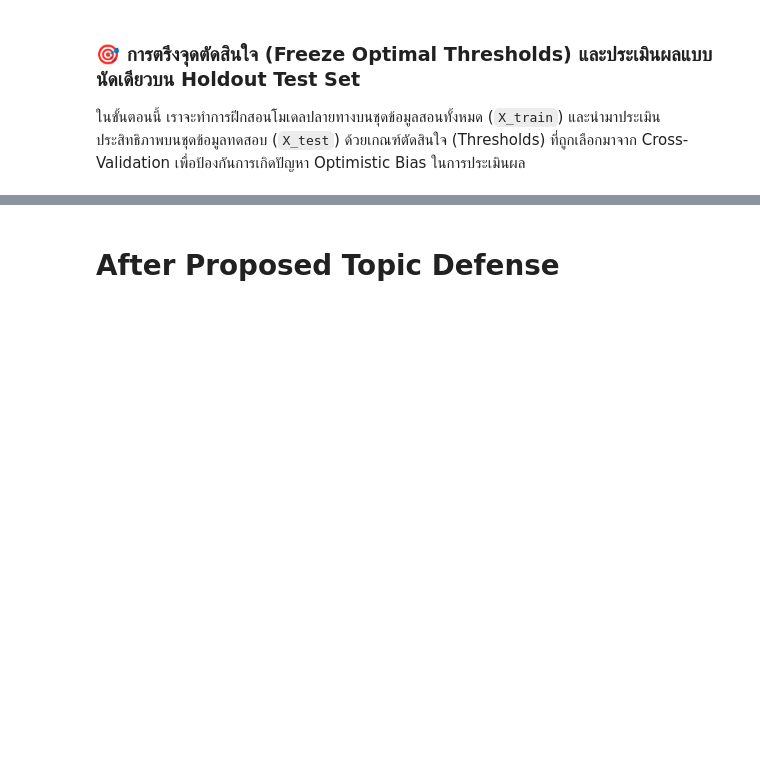
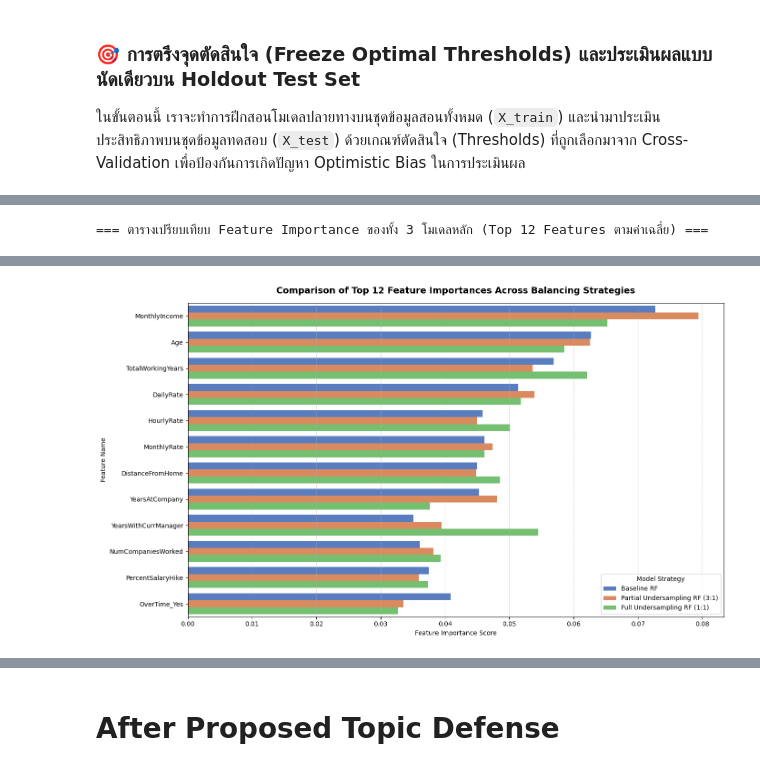
Before and after one commit to rtmyy/master-is-project, a Jupyter notebook: kaggle_dataset.ipynb, the cells around one changed output, grey strips where cells are left out. Cells and saved outputs as stored; diff of their text form; code cells hidden in the pictures; blank space fills up the shorter version.

```diff
--- a/kaggle_dataset.ipynb
+++ b/kaggle_dataset.ipynb
@@ -1165,3 +1165,47 @@ Holdout Test Set Average Precision (AP) [คำนวณผ่านพื้น
 | 2 | Optimal under 2:1 | 0.44 | 237/10/34/13 | 0.57 | 0.28 | ... |
 | 3 | Optimal under 5:1 | 0.24 | 187/60/15/32 | 0.35 | 0.68 | ... |
 | 4 | Optimal under 10:1 | 0.18 | 148/99/10/37 | 0.27 | 0.79 | ... |
+# %%
+import pandas as pd
+import numpy as np
+import matplotlib.pyplot as plt
+import seaborn as sns
+
+# 1. ดึงชื่อคุณลักษณะที่ผ่านการแปลงทั้งหมด
+pipeline_baseline = final_pipelines['Baseline RF']
+preprocessor_step = pipeline_baseline.named_steps['preprocessor']
+encoded_cat_features = preprocessor_step.named_transformers_['cat'].get_feature_names_out(categorical_cols).tolist()
+all_feature_names = encoded_cat_features + numeric_cols
+
+# 2. ดึง Feature Importance จากทั้ง 3 โมเดลหลักมาเปรียบเทียบ
+importance_data = {'Feature': all_feature_names}
+for strategy_name in ['Baseline RF', 'Partial Undersampling RF (3:1)', 'Full Undersampling RF (1:1)']:
+    model = final_pipelines[strategy_name].named_steps['rf']
+    importance_data[strategy_name] = model.feature_importances_
+
+df_importance_comp = pd.DataFrame(importance_data)
+df_importance_comp['Average_Importance'] = df_importance_comp[['Baseline RF', 'Partial Undersampling RF (3:1)', 'Full Undersampling RF (1:1)']].mean(axis=1)
+df_importance_comp = df_importance_comp.sort_values(by='Average_Importance', ascending=False).reset_index(drop=True)
+
+print("=== ตารางเปรียบเทียบ Feature Importance ของทั้ง 3 โมเดลหลัก (Top 12 Features ตามค่าเฉลี่ย) ===")
+display(df_importance_comp.head(12))
+
+# 3. พล็อตกราฟเปรียบเทียบประสิทธิภาพแบบ Grouped Bar Chart
+df_plot = df_importance_comp.head(12).melt(
+    id_vars=['Feature', 'Average_Importance'],
+    value_vars=['Baseline RF', 'Partial Undersampling RF (3:1)', 'Full Undersampling RF (1:1)'],
+    var_name='Model Strategy',
+    value_name='Importance'
+)
+
+plt.figure(figsize=(14, 8))
+sns.barplot(x='Importance', y='Feature', hue='Model Strategy', data=df_plot, palette='muted')
+plt.title('Comparison of Top 12 Feature Importances Across Balancing Strategies', fontsize=14, fontweight='bold', pad=15)
+plt.xlabel('Feature Importance Score')
+plt.ylabel('Feature Name')
+plt.grid(axis='x', linestyle='--', alpha=0.5)
+plt.legend(title='Model Strategy', loc='lower right')
+plt.tight_layout()
+plt.show()
+# %% [output]
+=== ตารางเปรียบเทียบ Feature Importance ของทั้ง 3 โมเดลหลัก (Top 12 Features ตามค่าเฉลี่ย) ===
@@ -1167,0 +1225 @@ Holdout Test Set Average Precision (AP) [คำนวณผ่านพื้น
+[figure, added]
```
Also changed, not shown: parts of 32 cells of this notebook.
